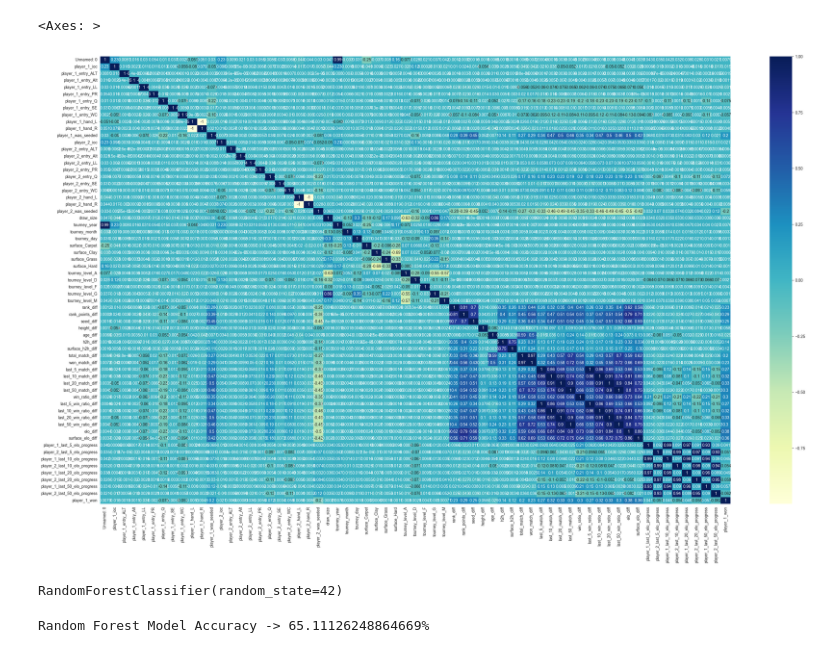
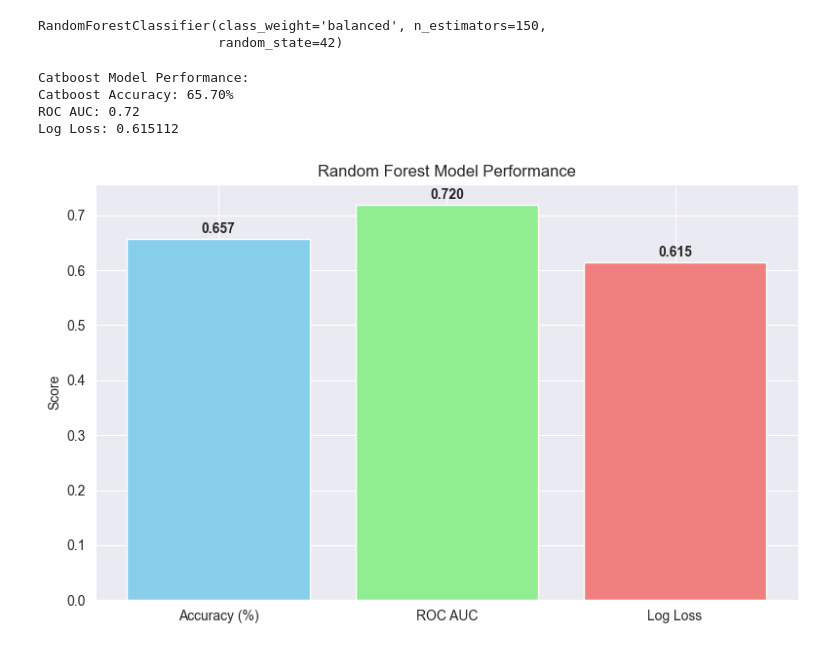
Before and after one commit to hikmatazimzade/tennis-ai, a Jupyter notebook: training/random_forest.ipynb, the cells around one changed output. Saved outputs shown, nothing was run; the diff lists cells and outputs as text; code cells hidden in the pictures.

```diff
--- a/training/random_forest.ipynb
+++ b/training/random_forest.ipynb
@@ -96,21 +55,53 @@ array([[<Axes: title={'center': 'Unnamed: 0'}>,
-# %%
-plt.figure(figsize=(35, 20))
-sns.heatmap(train_data.corr(), annot = True, cmap = "YlGnBu")
-# %% [output]
-<Axes: >
-[figure, removed]
 # %%
 from sklearn.ensemble import RandomForestClassifier
 
-forest = RandomForestClassifier(random_state=42)
+forest = RandomForestClassifier(random_state=42,
+                                n_estimators=150,
+                                class_weight="balanced")
+
 forest.fit(x_train, y_train)
 # %% [output]
-RandomForestClassifier(random_state=42)
+RandomForestClassifier(class_weight='balanced', n_estimators=150,
+                       random_state=42)
 # %%
-accuracy = forest.score(x_test, y_test)
-print(f"Random Forest Model Accuracy -> {accuracy *100}%")
+from sklearn.metrics import accuracy_score, roc_auc_score, log_loss
+
+forest_pred = forest.predict(x_test)
+forest_proba = forest.predict_proba(x_test)[:, 1]
+
+forest_acc = accuracy_score(y_test, forest_pred)
+forest_auc = roc_auc_score(y_test, forest_proba)
+forest_logloss = log_loss(y_test, forest_proba)
+
+print("Random Forest Model Performance:")
+print(f"Random Forest Accuracy: {forest_acc * 100:.2f}%")
+print(f"ROC AUC: {forest_auc:.2f}")
+print(f"Log Loss: {forest_logloss:2f}")
 # %% [output]
-Random Forest Model Accuracy -> 65.11126248864669%
+Catboost Model Performance:
+Catboost Accuracy: 65.70%
+ROC AUC: 0.72
+Log Loss: 0.615112
+# %%
+import matplotlib.pyplot as plt
+
+metrics = ['Accuracy (%)', 'ROC AUC', 'Log Loss']
+values = [forest_acc, forest_auc, forest_logloss]
+
+plt.figure(figsize=(8, 5))
+bars = plt.bar(metrics, values, color=['skyblue', 'lightgreen', 'lightcoral'])
+plt.title('Random Forest Model Performance')
+plt.ylabel('Score')
+
+# Add value labels on bars
+for bar, value in zip(bars, values):
+    plt.text(bar.get_x() + bar.get_width()/2, bar.get_height() + 0.01,
+             f'{value:.3f}', ha='center', fontweight='bold')
+
+plt.tight_layout()
+plt.show()
+# %% [output]
+[figure, added]
 # %%
 importances = forest.feature_importances_
 feature_names = x_train.columns
```
Also changed, not shown: parts of 11 cells of this notebook, 1 other file.
